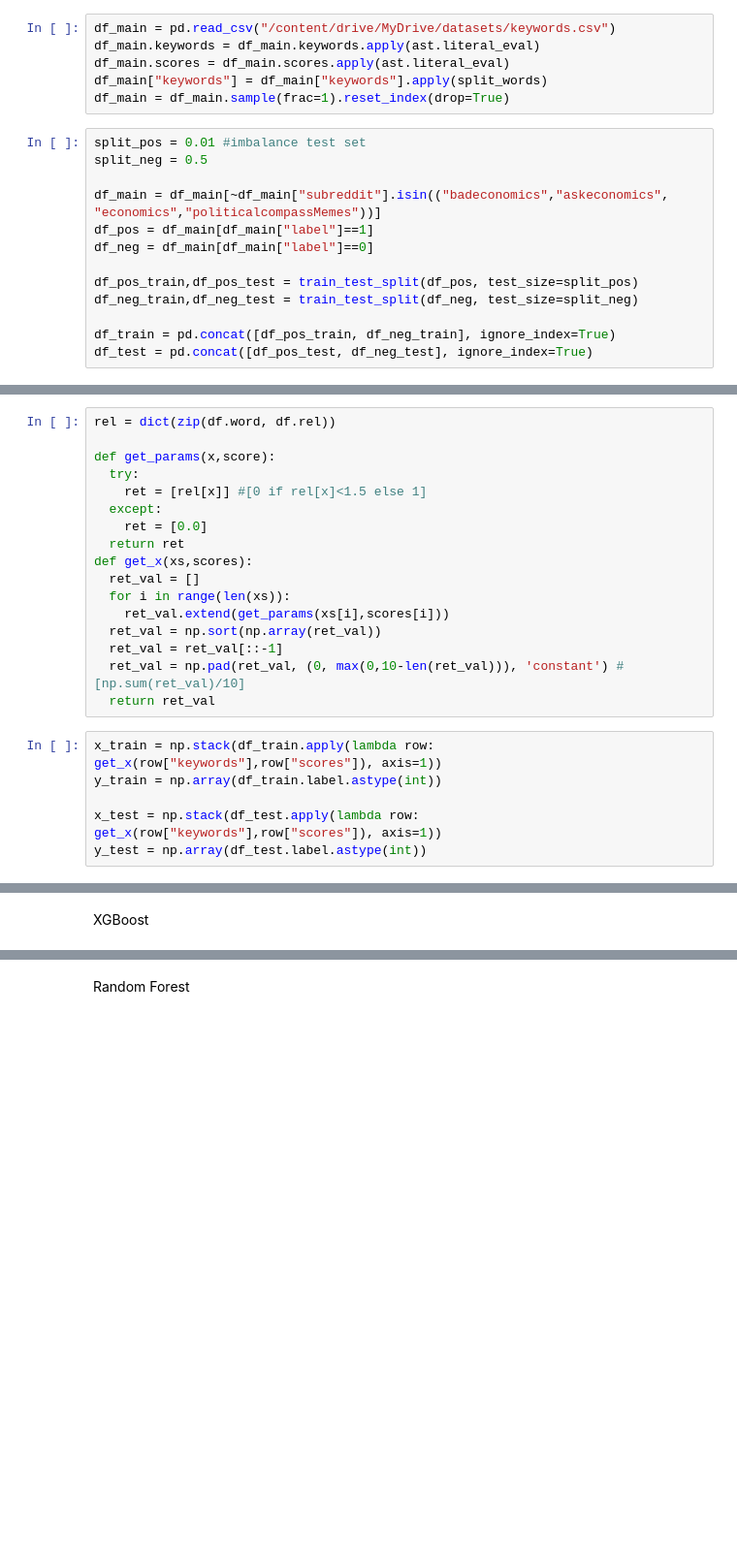
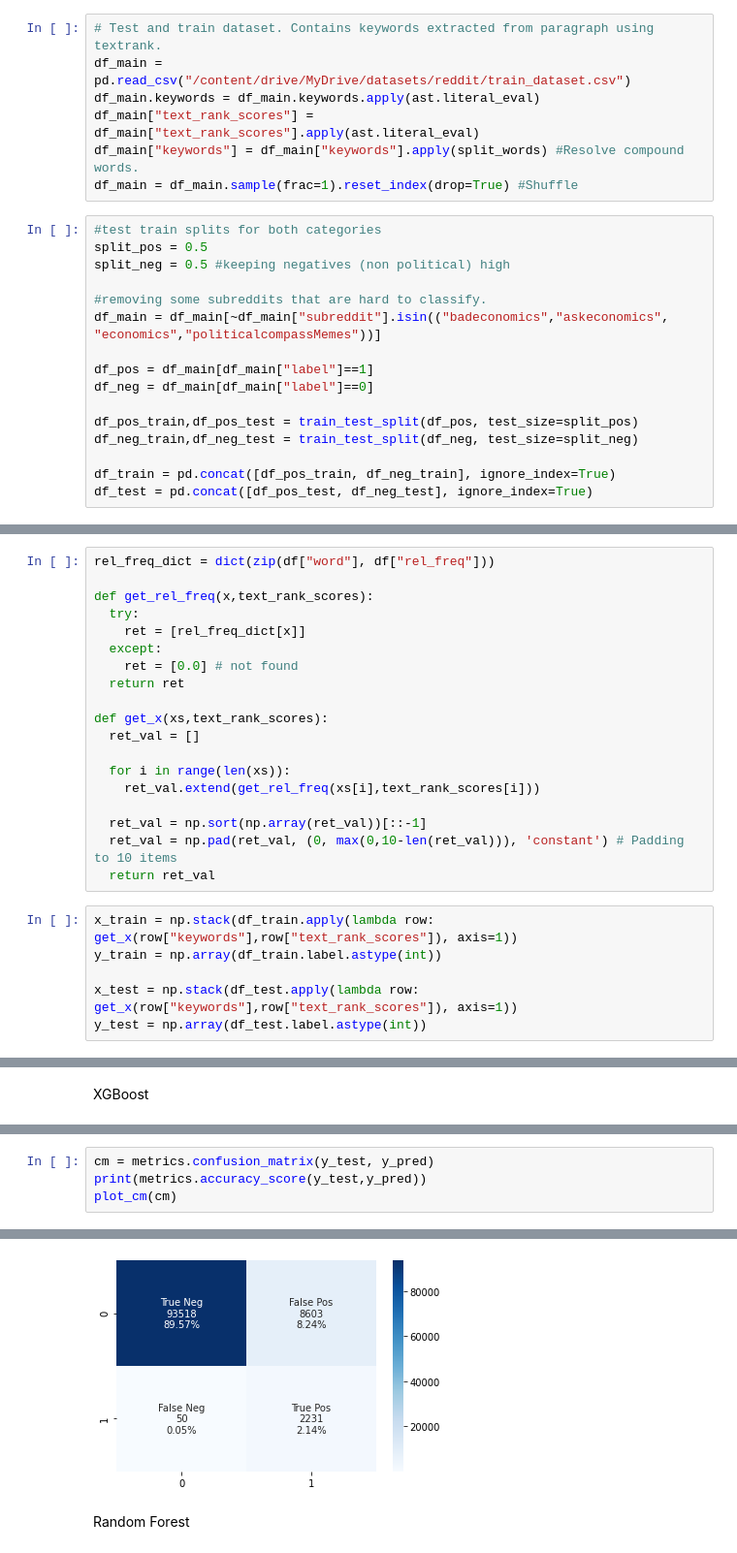
Before and after one commit to AnjayGoel/political-content-classification, a Jupyter notebook: reddit_classification.ipynb, the cells around one changed output, grey strips where cells are left out. Shown at 97% size. Cells and saved outputs as stored; diff of their text form; blank space fills up the shorter version.

```diff
--- a/reddit_classification.ipynb
+++ b/reddit_classification.ipynb
@@ -76,16 +113,20 @@ def split_words(lst):
     ret_list.append(get_most_common(i))
   return ret_list
 # %%
-df_main = pd.read_csv("/content/drive/MyDrive/datasets/keywords.csv")
+# Test and train dataset. Contains keywords extracted from paragraph using textrank.
+df_main = pd.read_csv("/content/drive/MyDrive/datasets/reddit/train_dataset.csv")
 df_main.keywords = df_main.keywords.apply(ast.literal_eval)
-df_main.scores = df_main.scores.apply(ast.literal_eval)
-df_main["keywords"] = df_main["keywords"].apply(split_words)
-df_main = df_main.sample(frac=1).reset_index(drop=True)
+df_main["text_rank_scores"] = df_main["text_rank_scores"].apply(ast.literal_eval)
+df_main["keywords"] = df_main["keywords"].apply(split_words) #Resolve compound words.
+df_main = df_main.sample(frac=1).reset_index(drop=True) #Shuffle
 # %%
-split_pos = 0.01 #imbalance test set
-split_neg = 0.5
+#test train splits for both categories
+split_pos = 0.5
+split_neg = 0.5 #keeping negatives (non political) high
 
+#removing some subreddits that are hard to classify.
 df_main = df_main[~df_main["subreddit"].isin(("badeconomics","askeconomics", "economics","politicalcompassMemes"))]
+
 df_pos = df_main[df_main["label"]==1]
 df_neg = df_main[df_main["label"]==0]
 
@@ -102,25 +154,27 @@ print(df_neg_test.info())
 # %%
-rel = dict(zip(df.word, df.rel))
+rel_freq_dict = dict(zip(df["word"], df["rel_freq"]))
 
-def get_params(x,score):
+def get_rel_freq(x,text_rank_scores):
   try:
-    ret = [rel[x]] #[0 if rel[x]<1.5 else 1]
+    ret = [rel_freq_dict[x]]
   except:
-    ret = [0.0]
+    ret = [0.0] # not found
   return ret
-def get_x(xs,scores):
+
+def get_x(xs,text_rank_scores):
   ret_val = []
+
   for i in range(len(xs)):
-    ret_val.extend(get_params(xs[i],scores[i]))
-  ret_val = np.sort(np.array(ret_val))
-  ret_val = ret_val[::-1]
-  ret_val = np.pad(ret_val, (0, max(0,10-len(ret_val))), 'constant') #[np.sum(ret_val)/10]
+    ret_val.extend(get_rel_freq(xs[i],text_rank_scores[i]))
+
+  ret_val = np.sort(np.array(ret_val))[::-1]
+  ret_val = np.pad(ret_val, (0, max(0,10-len(ret_val))), 'constant') # Padding to 10 items
   return ret_val
 # %%
-x_train = np.stack(df_train.apply(lambda row: get_x(row["keywords"],row["scores"]), axis=1))
+x_train = np.stack(df_train.apply(lambda row: get_x(row["keywords"],row["text_rank_scores"]), axis=1))
 y_train = np.array(df_train.label.astype(int))
 
-x_test = np.stack(df_test.apply(lambda row: get_x(row["keywords"],row["scores"]), axis=1))
+x_test = np.stack(df_test.apply(lambda row: get_x(row["keywords"],row["text_rank_scores"]), axis=1))
 y_test = np.array(df_test.label.astype(int))
 # %%
 def plot_cm(cf_matrix):
@@ -190,0 +267,5 @@ print(f"Time consumed for prediction: {xgb_prediction_time}")
+# %%
+cm = metrics.confusion_matrix(y_test, y_pred)
+print(metrics.accuracy_score(y_test,y_pred))
+plot_cm(cm)
+# %% [output]
@@ -191,3 +273,4 @@ print(f"Time consumed for prediction: {xgb_prediction_time}")
+[figure, added]
 # %% [markdown]
 Random Forest
 # %%
```
Also changed, not shown: parts of 22 cells of this notebook, 12 other files.
